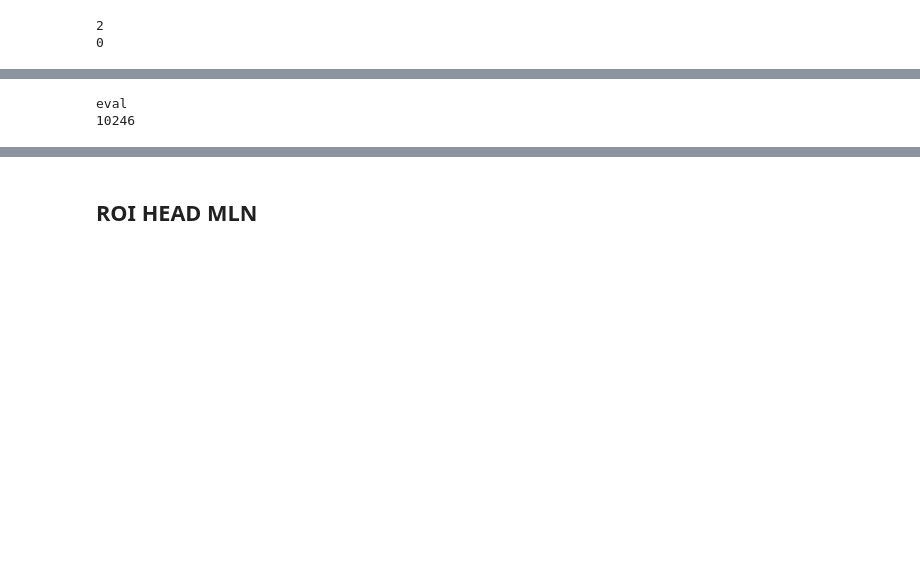
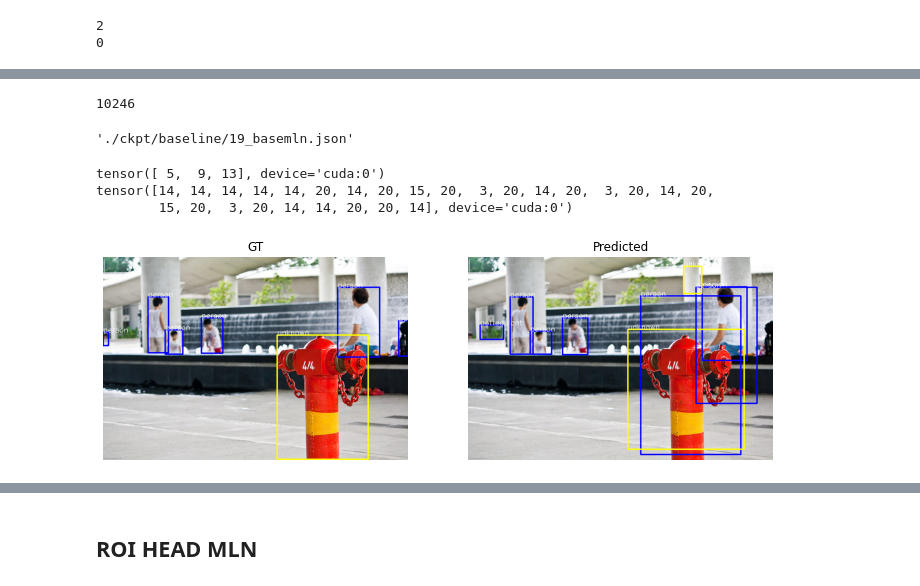
Before and after one commit to jeongeun980906/Open-Set-Object-Detection, a Jupyter notebook: visualize.ipynb, the cells around one changed output, grey strips where cells are left out. Cells and saved outputs as stored; diff of their text form; code cells hidden in the pictures; blank space fills up the shorter version.

```diff
--- a/visualize.ipynb
+++ b/visualize.ipynb
@@ -61,9 +59,76 @@ data = load_voc_instances(DIR_NAME,split,VOC_CLASS_NAMES,phase=None,COCO_CLASS=T
 print(len(data))
 mapper = DatasetMapper(is_train=True, augmentations=build_augmentation(cfg,True))
 data_loader = build_detection_train_loader(data,mapper=mapper,total_batch_size=1)
-IDX = 5000
+IDX = 5500
 VOC_CLASS_NAMES_NEW = (*VOC_CLASS_NAMES, 'unknown')
 # %% [output]
-eval
 10246
+# %%
+model.roi_heads.box_predictor.path
+# %% [output]
+'./ckpt/baseline/19_basemln.json'
+# %%
+
+batched_inputs = data.__getitem__(IDX)
+gts = batched_inputs['annotations']
+gt_bboxs = [a['bbox'] for a in gts]
+gt_cls = [a['category_id'] for a in gts]
+file_name = batched_inputs['file_name']
+img = cv2.imread(file_name)
+
+pred = predictor(img)
+pred = pred['instances']._fields
+IDX +=1
+
+pred_boxes = pred['pred_boxes']
+scores = pred['scores']
+pred_classes = pred['pred_classes']
+print(pred_classes)
+index = torch.where(scores>0.3)[0]
+
+top_pred_boxes = pred_boxes[index]
+top_pred_classes = pred_classes[index]
+# %% [output]
+tensor([ 5,  9, 13], device='cuda:0')
+tensor([14, 14, 14, 14, 14, 20, 14, 20, 15, 20,  3, 20, 14, 20,  3, 20, 14, 20,
+        15, 20,  3, 20, 14, 14, 20, 20, 14], device='cuda:0')
+# %%
+
+plt.figure(figsize=(12,5))
+plt.subplot(1,2,1)
+plt.title("GT")
+demo_image = copy.deepcopy(img)
+for bbox,label in zip(gt_bboxs,gt_cls):
+    if label==20:
+        color = (0,255,255)
+    else:
+        color = (255,0,0)
+    cv2.rectangle(demo_image, (int(bbox[0]), int(bbox[1])),
+                        (int(bbox[2]),int(bbox[3])), color, 2)
+    cv2.putText(demo_image, VOC_CLASS_NAMES_NEW[int(label)],
+                            (int(bbox[0]), int(bbox[1])),
+                    cv2.FONT_HERSHEY_SIMPLEX, 0.5, (255, 255, 255), 1)
+demo_image = cv2.cvtColor(demo_image, cv2.COLOR_RGB2BGR)
+plt.imshow(demo_image)
+plt.axis('off')
+
+plt.subplot(1,2,2)
+plt.title("Predicted")
+demo_image = copy.deepcopy(img)
+for bbox,label in zip(top_pred_boxes,top_pred_classes):
+    if label==20:
+        color = (0,255,255)
+    else:
+        color = (255,0,0)
+    cv2.rectangle(demo_image, (int(bbox[0]), int(bbox[1])),
+                        (int(bbox[2]),int(bbox[3])), color, 2)
+    cv2.putText(demo_image, VOC_CLASS_NAMES_NEW[int(label)],
+                            (int(bbox[0]), int(bbox[1])),
+                    cv2.FONT_HERSHEY_SIMPLEX, 0.5, (255, 255, 255), 1)
+demo_image = cv2.cvtColor(demo_image, cv2.COLOR_RGB2BGR)
+plt.imshow(demo_image)
+plt.axis('off')
+plt.show()
+# %% [output]
+[figure, added]
 # %%
```
Also changed, not shown: parts of 8 cells of this notebook, 17 other files.
